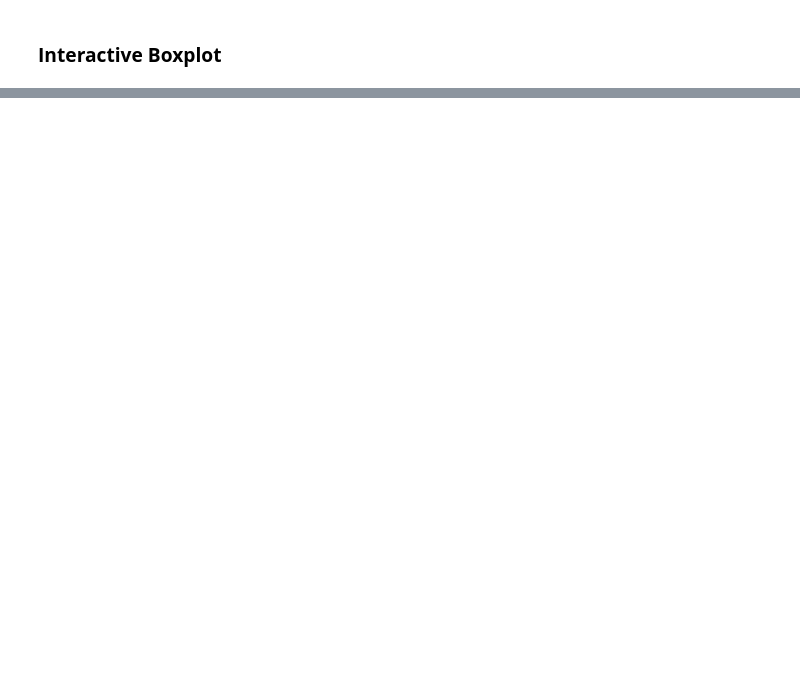
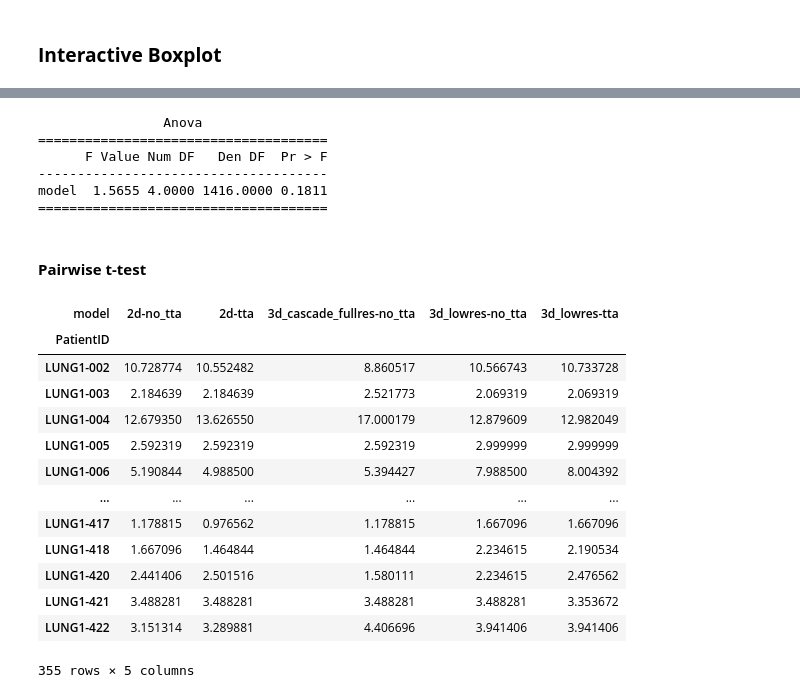
Before and after one commit to ImagingDataCommons/nnU-Net-BPR-annotations, a Jupyter notebook: nnunet/notebooks/models_comparison.ipynb, the cells around one changed output, grey strips where cells are left out. Saved outputs shown, nothing was run; the diff lists cells and outputs as text; code cells hidden in the pictures; blank space fills up the shorter version.

```diff
--- a/nnunet/notebooks/models_comparison.ipynb
+++ b/nnunet/notebooks/models_comparison.ipynb
@@ -487,8 +788,0 @@ Operation completed over 1 objects/25.0 KiB.
-# %%
-dc_esophagus_df_dict = dict()
-
-for nnunet_model, csv_path in zip(compare_models_list, csv_path_list):
-
-  dc_esophagus_df = pd.read_csv(csv_path, index_col = [0])
-
-  dc_esophagus_df_dict[nnunet_model] = dc_esophagus_df
@@ -731,0 +1027,16 @@ bucket_dicomseg_folder_uri = os.path.join(bucket_experiment_folder_uri, 'dicomse
+# %%
+# cross-load the evaluation results from the bucket, for each of the specified models
+
+# inference time
+csv_fn = "hd_esophagus.csv"
+csv_path_list = list()
+
+for nnunet_model in compare_models_dict:
+
+  csv_path = os.path.join(data_base_path, nnunet_model + "_" + csv_fn)
+  csv_path_list.append(csv_path)
+
+  bucket_eval_folder_uri = compare_models_dict[nnunet_model]["bucket_eval_folder_uri"]
+  gs_uri_csv_file = os.path.join(bucket_eval_folder_uri, csv_fn)
+
+  !gsutil -m cp $gs_uri_csv_file $csv_path
@@ -731,0 +1061,17 @@ bucket_dicomseg_folder_uri = os.path.join(bucket_experiment_folder_uri, 'dicomse
+# %%
+# prep data for plotly express plot - long dataframe
+hd_esophagus_df_all = pd.DataFrame()
+
+for nnunet_model, csv_path in zip(compare_models_list, csv_path_list):
+
+  hd_esophagus_df = pd.read_csv(csv_path, index_col = [0])
+
+  # add minutes
+  hd_esophagus_df["model"] = nnunet_model
+
+  hd_esophagus_df_all = pd.concat([hd_esophagus_df_all, hd_esophagus_df])
+
+# long to wide dataframe
+hd_esophagus_df_all = hd_esophagus_df_all.pivot_table(index = "PatientID",
+                                                      columns = "model",
+                                                      values = "hd95")
@@ -731,0 +1107,34 @@ bucket_dicomseg_folder_uri = os.path.join(bucket_experiment_folder_uri, 'dicomse
+# %%
+model = AnovaRM(data = hd_esophagus_df_all_melt,
+                depvar = "dc_esophagus",
+                subject = "PatientID",
+                within = ["model"])
+res = model.fit()
+
+print(res)
+# %% [output]
+                Anova
+=====================================
+      F Value Num DF   Den DF  Pr > F
+-------------------------------------
+model  1.5655 4.0000 1416.0000 0.1811
+=====================================
+# %% [markdown]
+#### **Pairwise t-test**
+# %%
+hd_esophagus_df_all
+# %% [output]
+| model | 2d-no_tta | 2d-tta | 3d_cascade_fullres-no_tta | 3d_lowres-no_tta | 3d_lowres-tta |
+| PatientID |  |  |  |  |  |
+| LUNG1-002 | 10.728774 | 10.552482 | 8.860517 | 10.566743 | 10.733728 |
+| LUNG1-003 | 2.184639 | 2.184639 | 2.521773 | 2.069319 | 2.069319 |
+| LUNG1-004 | 12.679350 | 13.626550 | 17.000179 | 12.879609 | 12.982049 |
+| LUNG1-005 | 2.592319 | 2.592319 | 2.592319 | 2.999999 | 2.999999 |
+| LUNG1-006 | 5.190844 | 4.988500 | 5.394427 | 7.988500 | 8.004392 |
+| ... | ... | ... | ... | ... | ... |
+| LUNG1-417 | 1.178815 | 0.976562 | 1.178815 | 1.667096 | 1.667096 |
+| LUNG1-418 | 1.667096 | 1.464844 | 1.464844 | 2.234615 | 2.190534 |
+| LUNG1-420 | 2.441406 | 2.501516 | 1.580111 | 2.234615 | 2.476562 |
+| LUNG1-421 | 3.488281 | 3.488281 | 3.488281 | 3.488281 | 3.353672 |
+| LUNG1-422 | 3.151314 | 3.289881 | 4.406696 | 3.941406 | 3.941406 |
+355 rows × 5 columns
```
Also changed, not shown: parts of 111 cells of this notebook.
